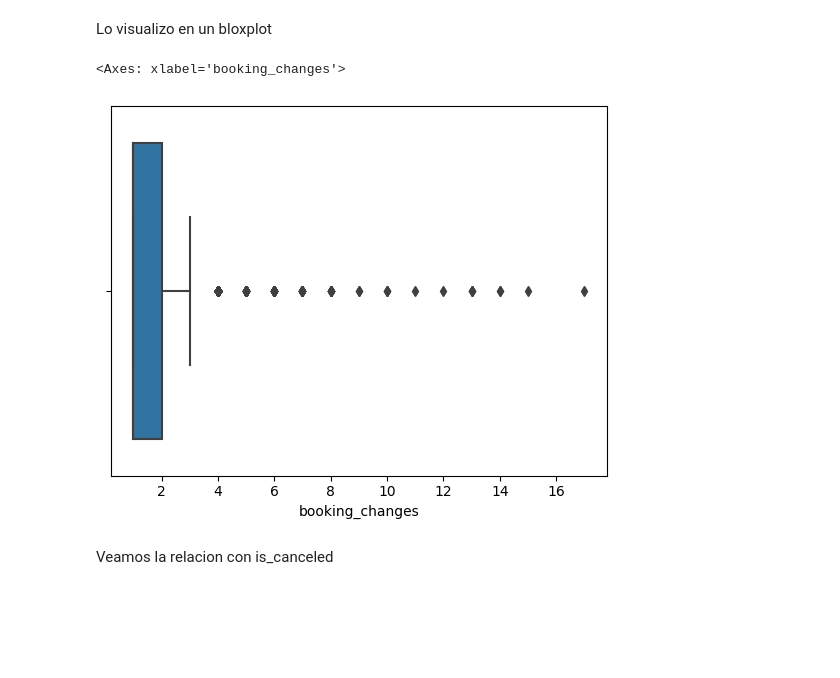
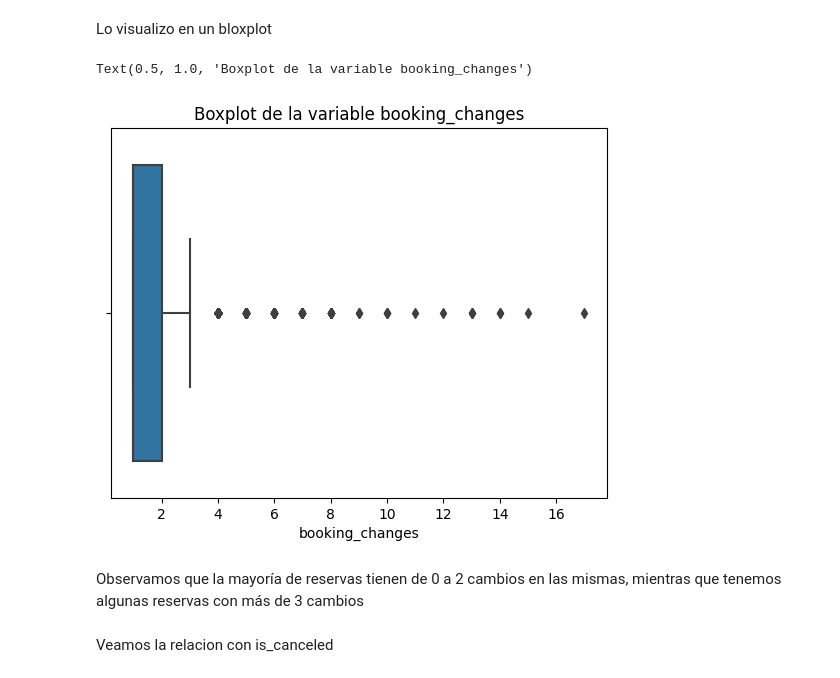
Before and after one commit to juanignaciogiacobbe/7506R-2C2023-GRUPO15, a Jupyter notebook: 7506R_TP1_GRUPO15_CHP1_ENTREGA.ipynb, the cells around one changed output. Saved outputs shown, nothing was run; the diff lists cells and outputs as text; code cells hidden in the pictures; blank space fills up the shorter version.

Commit message:
Añadiendo análisis de más variables. Ordenamiento de secciones y del notebook en general

```diff
--- a/7506R_TP1_GRUPO15_CHP1_ENTREGA.ipynb
+++ b/7506R_TP1_GRUPO15_CHP1_ENTREGA.ipynb
@@ -1187,9 +788,12 @@ Name: booking_changes, dtype: float64
 Lo visualizo en un bloxplot
 # %%
 sns.boxplot(x = ds_reservas_con_cambios['booking_changes'])
+plt.title("Boxplot de la variable booking_changes")
 # %% [output]
-<Axes: xlabel='booking_changes'>
+Text(0.5, 1.0, 'Boxplot de la variable booking_changes')
-[figure, old version]
+[figure, new version]
+# %% [markdown]
+Observamos que la mayoría de reservas tienen de 0 a 2 cambios en las mismas, mientras que tenemos algunas reservas con más de 3 cambios
 # %% [markdown]
 Veamos la relacion con is_canceled
 # %%
```
Also changed, not shown: parts of 380 cells of this notebook.
